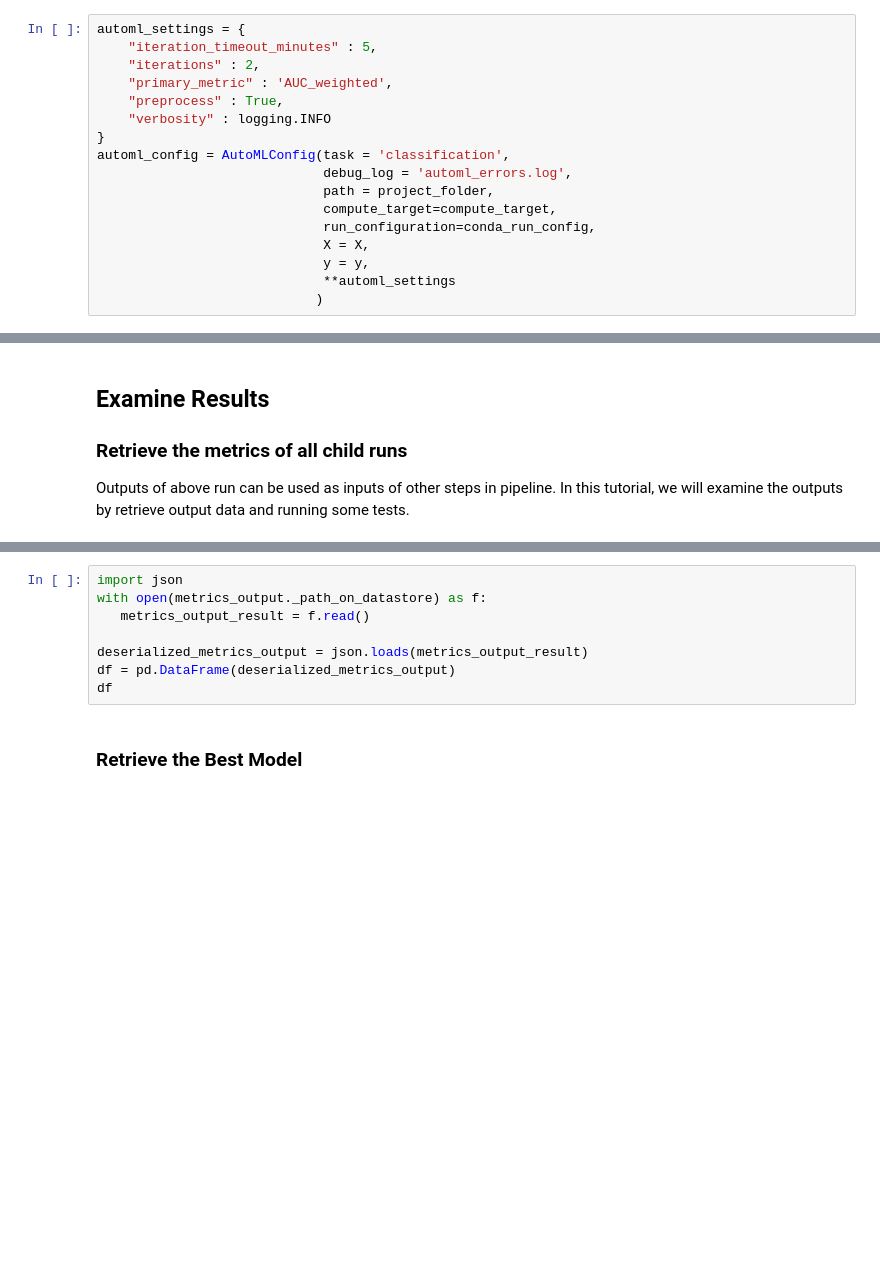
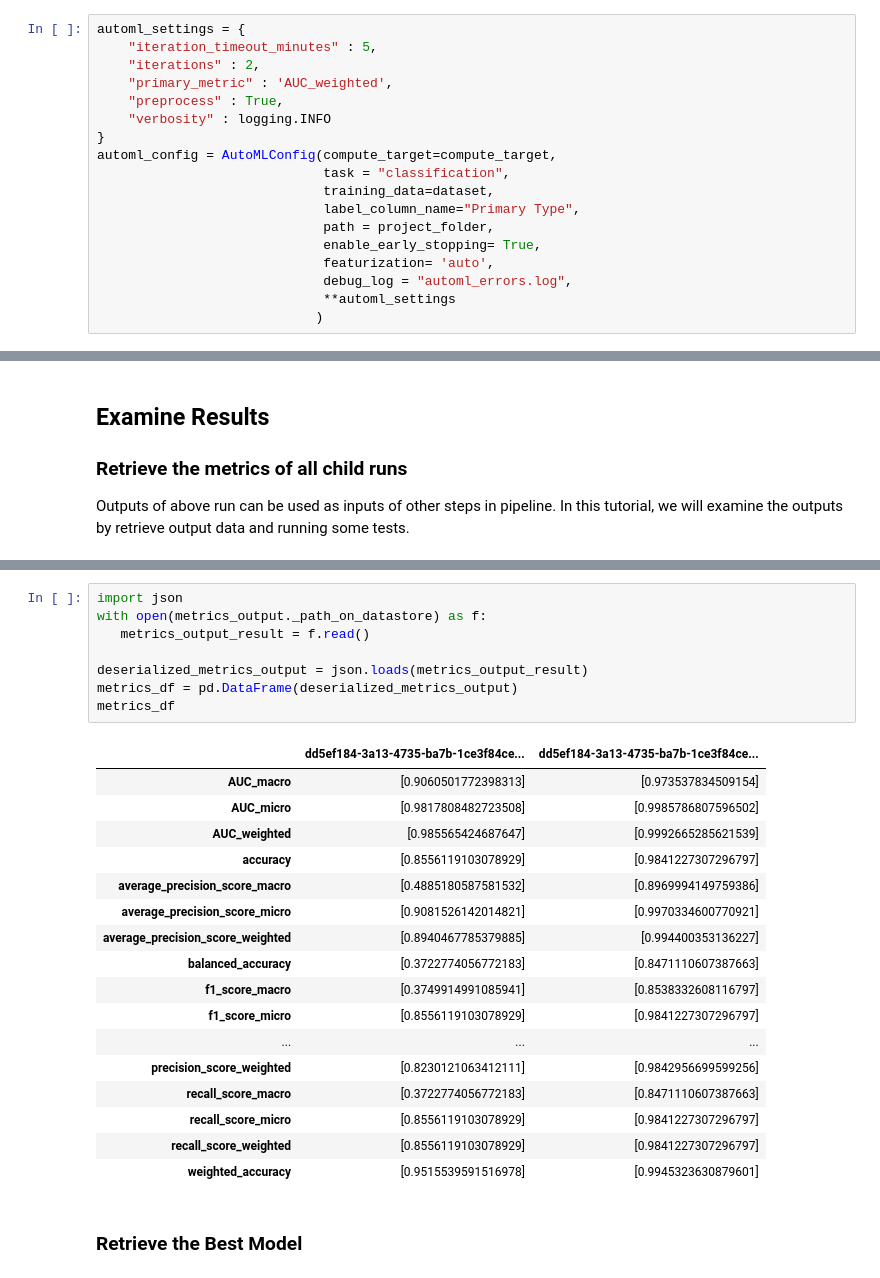
Before and after one commit to Azure/MachineLearningNotebooks, a Jupyter notebook: how-to-use-azureml/machine-learning-pipelines/intro-to-pipelines/aml-pipelines-with-automated-machine-learning-step.ipynb, the cells around one changed output, grey strips where cells are left out. Drawn from its saved outputs; the diff is of its cells as text; blank space fills up the shorter version.

```diff
--- a/how-to-use-azureml/machine-learning-pipelines/intro-to-pipelines/aml-pipelines-with-automated-machine-learning-step.ipynb
+++ b/how-to-use-azureml/machine-learning-pipelines/intro-to-pipelines/aml-pipelines-with-automated-machine-learning-step.ipynb
@@ -137,13 +168,14 @@ automl_settings = {
     "preprocess" : True,
     "verbosity" : logging.INFO
 }
-automl_config = AutoMLConfig(task = 'classification',
-                             debug_log = 'automl_errors.log',
+automl_config = AutoMLConfig(compute_target=compute_target,
+                             task = "classification",
+                             training_data=dataset,
+                             label_column_name="Primary Type",
                              path = project_folder,
-                             compute_target=compute_target,
-                             run_configuration=conda_run_config,
-                             X = X,
-                             y = y,
+                             enable_early_stopping= True,
+                             featurization= 'auto',
+                             debug_log = "automl_errors.log",
                              **automl_settings
                             )
 # %% [markdown]
@@ -195,11 +245,29 @@ num_file_downloaded = metrics_output.download('.', show_progress=True)
 # %%
 import json
 with open(metrics_output._path_on_datastore) as f:
    metrics_output_result = f.read()
 
 deserialized_metrics_output = json.loads(metrics_output_result)
-df = pd.DataFrame(deserialized_metrics_output)
-df
+metrics_df = pd.DataFrame(deserialized_metrics_output)
+metrics_df
+# %% [output]
+|  | dd5ef184-3a13-4735-ba7b-1ce3f84ce... | dd5ef184-3a13-4735-ba7b-1ce3f84ce... |
+| AUC_macro | [0.9060501772398313] | [0.973537834509154] |
+| AUC_micro | [0.9817808482723508] | [0.9985786807596502] |
+| AUC_weighted | [0.985565424687647] | [0.9992665285621539] |
+| accuracy | [0.8556119103078929] | [0.9841227307296797] |
+| average_precision_score_macro | [0.4885180587581532] | [0.8969994149759386] |
+| average_precision_score_micro | [0.9081526142014821] | [0.9970334600770921] |
+| average_precision_score_weighted | [0.8940467785379885] | [0.994400353136227] |
+| balanced_accuracy | [0.3722774056772183] | [0.8471110607387663] |
+| f1_score_macro | [0.3749914991085941] | [0.8538332608116797] |
+| f1_score_micro | [0.8556119103078929] | [0.9841227307296797] |
+| ... | ... | ... |
+| precision_score_weighted | [0.8230121063412111] | [0.9842956699599256] |
+| recall_score_macro | [0.3722774056772183] | [0.8471110607387663] |
+| recall_score_micro | [0.8556119103078929] | [0.9841227307296797] |
+| recall_score_weighted | [0.8556119103078929] | [0.9841227307296797] |
+| weighted_accuracy | [0.9515539591516978] | [0.9945323630879601] |
 # %% [markdown]
 ### Retrieve the Best Model
 # %%
```
Also changed, not shown: parts of 25 cells of this notebook.
